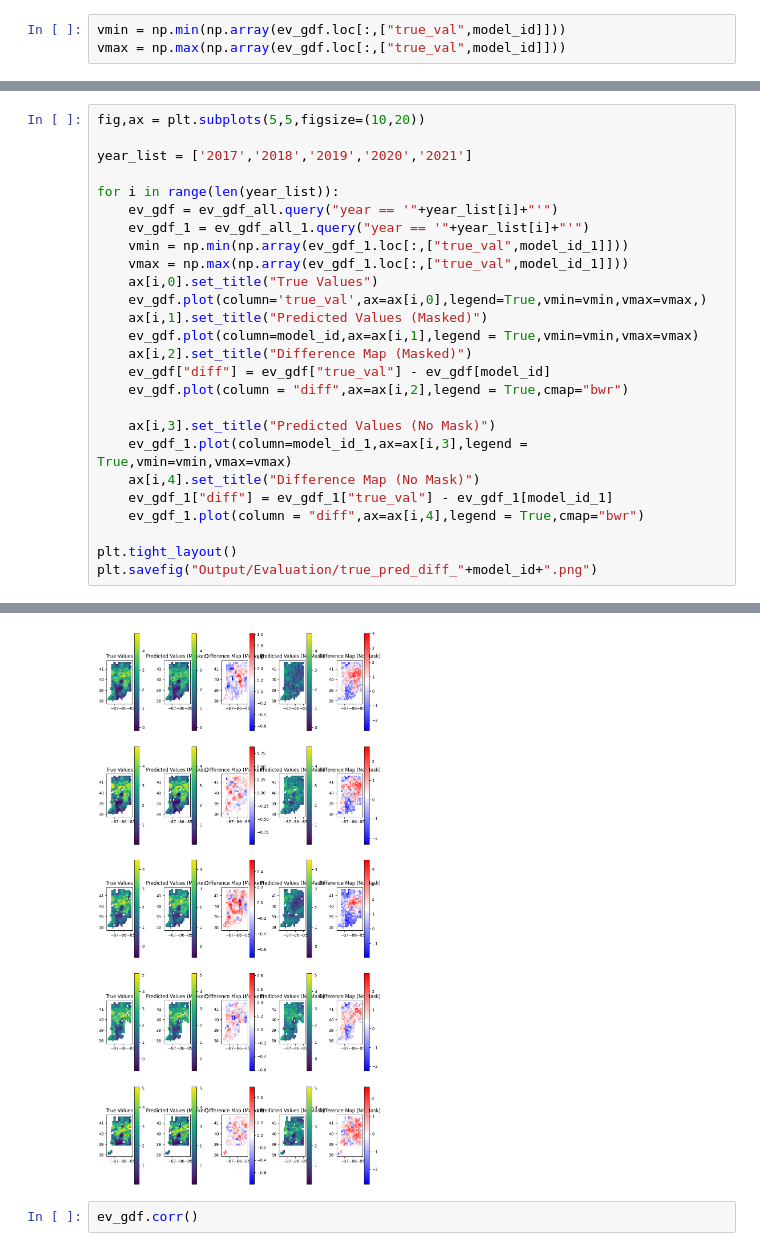
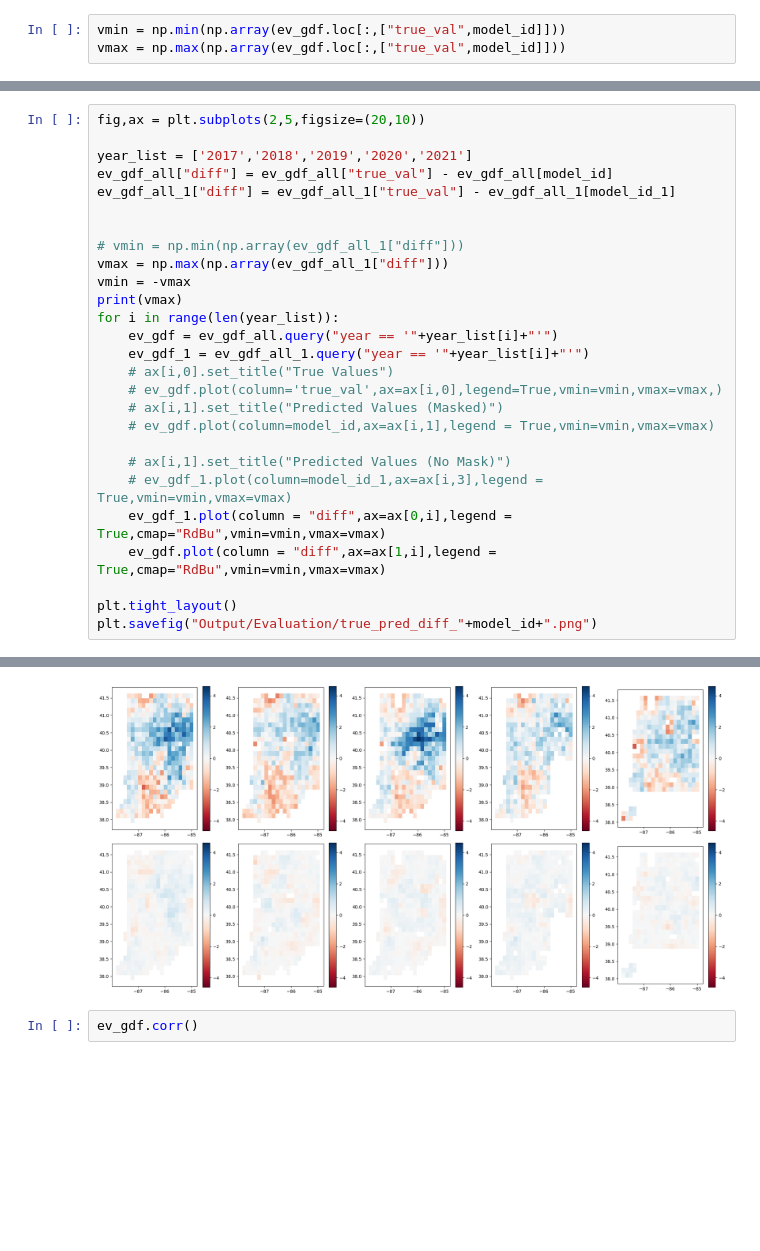
Before and after one commit to Arun-1997/Msc_Thesis, a Jupyter notebook: CNN_evaluate_analysis.ipynb, the cells around one changed output, grey strips where cells are left out. Saved outputs shown, nothing was run; the diff lists cells and outputs as text; blank space fills up the shorter version.

```diff
--- a/CNN_evaluate_analysis.ipynb
+++ b/CNN_evaluate_analysis.ipynb
@@ -45,26 +57,27 @@ ev_gdf_all.query("year == '2019'")
 # %%
-fig,ax = plt.subplots(5,5,figsize=(10,20))
+fig,ax = plt.subplots(2,5,figsize=(20,10))
 
 year_list = ['2017','2018','2019','2020','2021']
+ev_gdf_all["diff"] = ev_gdf_all["true_val"] - ev_gdf_all[model_id]
+ev_gdf_all_1["diff"] = ev_gdf_all_1["true_val"] - ev_gdf_all_1[model_id_1]
 
+
+# vmin = np.min(np.array(ev_gdf_all_1["diff"]))
+vmax = np.max(np.array(ev_gdf_all_1["diff"]))
+vmin = -vmax
+print(vmax)
 for i in range(len(year_list)):
     ev_gdf = ev_gdf_all.query("year == '"+year_list[i]+"'")
     ev_gdf_1 = ev_gdf_all_1.query("year == '"+year_list[i]+"'")
-    vmin = np.min(np.array(ev_gdf_1.loc[:,["true_val",model_id_1]]))
-    vmax = np.max(np.array(ev_gdf_1.loc[:,["true_val",model_id_1]]))
-    ax[i,0].set_title("True Values")
-    ev_gdf.plot(column='true_val',ax=ax[i,0],legend=True,vmin=vmin,vmax=vmax,)
-    ax[i,1].set_title("Predicted Values (Masked)")
-    ev_gdf.plot(column=model_id,ax=ax[i,1],legend = True,vmin=vmin,vmax=vmax)
-    ax[i,2].set_title("Difference Map (Masked)")
-    ev_gdf["diff"] = ev_gdf["true_val"] - ev_gdf[model_id]
-    ev_gdf.plot(column = "diff",ax=ax[i,2],legend = True,cmap="bwr")
+    # ax[i,0].set_title("True Values")
+    # ev_gdf.plot(column='true_val',ax=ax[i,0],legend=True,vmin=vmin,vmax=vmax,)
+    # ax[i,1].set_title("Predicted Values (Masked)")
+    # ev_gdf.plot(column=model_id,ax=ax[i,1],legend = True,vmin=vmin,vmax=vmax)
 
-    ax[i,3].set_title("Predicted Values (No Mask)")
-    ev_gdf_1.plot(column=model_id_1,ax=ax[i,3],legend = True,vmin=vmin,vmax=vmax)
-    ax[i,4].set_title("Difference Map (No Mask)")
-    ev_gdf_1["diff"] = ev_gdf_1["true_val"] - ev_gdf_1[model_id_1]
-    ev_gdf_1.plot(column = "diff",ax=ax[i,4],legend = True,cmap="bwr")
+    # ax[i,1].set_title("Predicted Values (No Mask)")
+    # ev_gdf_1.plot(column=model_id_1,ax=ax[i,3],legend = True,vmin=vmin,vmax=vmax)
+    ev_gdf_1.plot(column = "diff",ax=ax[0,i],legend = True,cmap="RdBu",vmin=vmin,vmax=vmax)
+    ev_gdf.plot(column = "diff",ax=ax[1,i],legend = True,cmap="RdBu",vmin=vmin,vmax=vmax)
 
 plt.tight_layout()
 plt.savefig("Output/Evaluation/true_pred_diff_"+model_id+".png")
@@ -89,4 +86,4 @@ See the caveats in the documentation: https://pandas.pydata.org/pandas-docs/stab
-[figure, old version]
+[figure, new version]
 # %%
 ev_gdf.corr()
 # %% [output]
```
Also changed, not shown: parts of 2 cells of this notebook, 2 other files.
